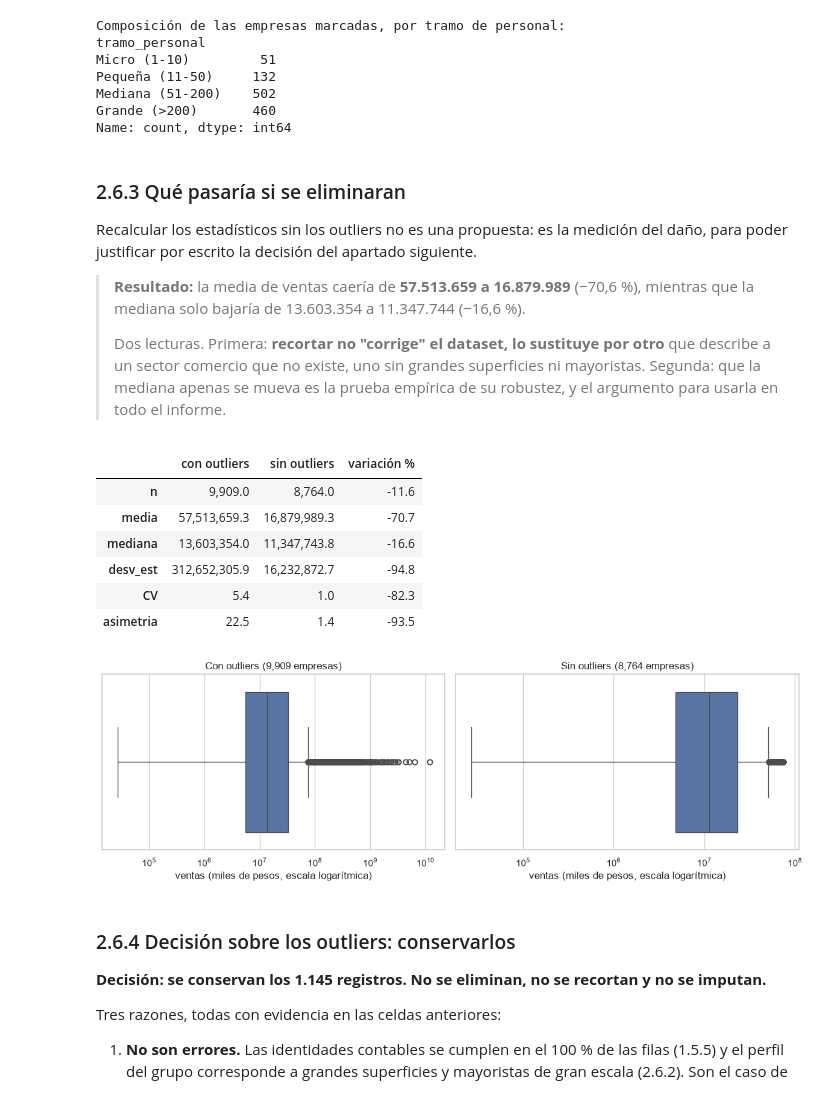
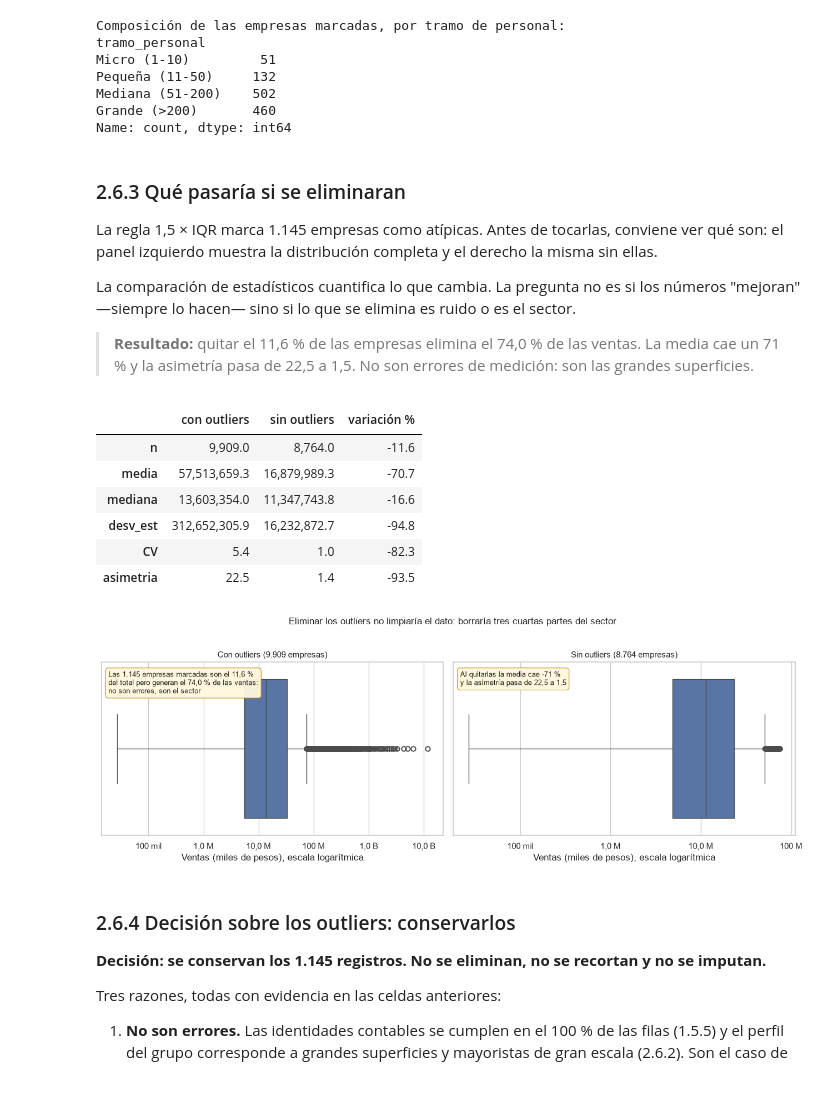
Before and after one commit to stivenmelo/analisis-eac-dane-2024, a Jupyter notebook: notebook/EAC_2024_analisis.ipynb, the cells around one changed output. Cells and saved outputs as stored; diff of their text form; code cells hidden in the pictures.

```diff
--- a/notebook/EAC_2024_analisis.ipynb
+++ b/notebook/EAC_2024_analisis.ipynb
@@ -1897,48 +1977,61 @@ Name: count, dtype: int64
 # %% [markdown]
 ### 2.6.3 Qué pasaría si se eliminaran
 
-Recalcular los estadísticos sin los outliers no es una propuesta: es la medición del daño, para
-poder justificar por escrito la decisión del apartado siguiente.
+La regla 1,5 × IQR marca 1.145 empresas como atípicas. Antes de tocarlas, conviene ver qué son:
+el panel izquierdo muestra la distribución completa y el derecho la misma sin ellas.
 
-> **Resultado:** la media de ventas caería de **57.513.659 a 16.879.989** (−70,6 %), mientras
-> que la mediana solo bajaría de 13.603.354 a 11.347.744 (−16,6 %).
->
-> Dos lecturas. Primera: **recortar no "corrige" el dataset, lo sustituye por otro** que
-> describe a un sector comercio que no existe, uno sin grandes superficies ni mayoristas.
-> Segunda: que la mediana apenas se mueva es la prueba empírica de su robustez, y el argumento
-> para usarla en todo el informe.
+La comparación de estadísticos cuantifica lo que cambia. La pregunta no es si los números
+"mejoran" —siempre lo hacen— sino si lo que se elimina es ruido o es el sector.
+
+> **Resultado:** quitar el 11,6 % de las empresas elimina el 74,0 % de las ventas. La media cae
+> un 71 % y la asimetría pasa de 22,5 a 1,5. No son errores de medición: son las grandes
+> superficies.
 # %%
 # 2.6.3 — Comparación de estadísticos con y sin outliers
 con = df2["ventas"]
 sin = df2.loc[~outliers, "ventas"]
 
 comparacion = pd.DataFrame({
     "con outliers": [len(con), con.mean(), con.median(), con.std(),
                      con.std() / con.mean(), con.skew()],
     "sin outliers": [len(sin), sin.mean(), sin.median(), sin.std(),
                      sin.std() / sin.mean(), sin.skew()],
 }, index=["n", "media", "mediana", "desv_est", "CV", "asimetria"])
-
 comparacion["variación %"] = (comparacion["sin outliers"] / comparacion["con outliers"] - 1) * 100
 display(comparacion.round(2))
 
-fig, axes = plt.subplots(1, 2, figsize=(12, 4))
-sns.boxplot(x=con, ax=axes[0]); axes[0].set_title(f"Con outliers ({len(con):,} empresas)")
-sns.boxplot(x=sin, ax=axes[1]); axes[1].set_title(f"Sin outliers ({len(sin):,} empresas)")
-for ax in axes:
+pct_empresas = outliers.mean() * 100
+pct_ventas = df2.loc[outliers, "ventas"].sum() / df2["ventas"].sum() * 100
+
+fig, axes = plt.subplots(1, 2, figsize=(13, 4.5))
+for ax, serie, titulo in ((axes[0], con, "Con outliers"), (axes[1], sin, "Sin outliers")):
+    sns.boxplot(x=serie, ax=ax, color="#4C72B0")
     ax.set_xscale("log")
-    ax.set_xlabel("ventas (miles de pesos, escala logarítmica)")
+    ax.set_xlabel(etiqueta("ventas") + ", escala logarítmica")
+    ax.set_title(f"{titulo} ({num(len(serie), 0)} empresas)", fontsize=11)
+    ax.xaxis.set_major_formatter(MILES)
+
+nota(axes[0],
+     f"Las {num(outliers.sum(), 0)} empresas marcadas son el {num(pct_empresas)} %\n"
+     f"del total pero generan el {num(pct_ventas)} % de las ventas:\n"
+     "no son errores, son el sector", x=0.02, y=0.95)
+nota(axes[1],
+     f"Al quitarlas la media cae {num(sin.mean() / con.mean() * 100 - 100, 0)} %\n"
+     f"y la asimetría pasa de {num(con.skew())} a {num(sin.skew())}", x=0.02, y=0.95)
+
+fig.suptitle("Eliminar los outliers no limpiaría el dato: borraría tres cuartas partes del sector",
+             fontsize=12, y=1.02)
 plt.tight_layout()
 plt.show()
 # %% [output]
 |  | con outliers | sin outliers | variación % |
 | n | 9,909.0 | 8,764.0 | -11.6 |
 | media | 57,513,659.3 | 16,879,989.3 | -70.7 |
 | mediana | 13,603,354.0 | 11,347,743.8 | -16.6 |
 | desv_est | 312,652,305.9 | 16,232,872.7 | -94.8 |
 | CV | 5.4 | 1.0 | -82.3 |
 | asimetria | 22.5 | 1.4 | -93.5 |
-[figure, old version]
+[figure, new version]
 # %% [markdown]
 ### 2.6.4 Decisión sobre los outliers: conservarlos
 
```
Also changed, not shown: parts of 22 cells of this notebook, 21 other files.
